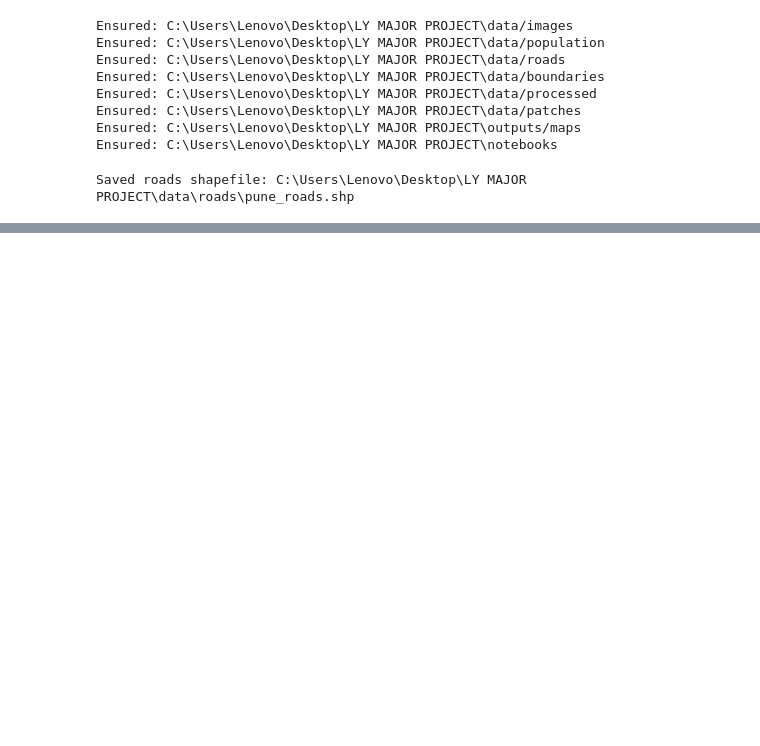
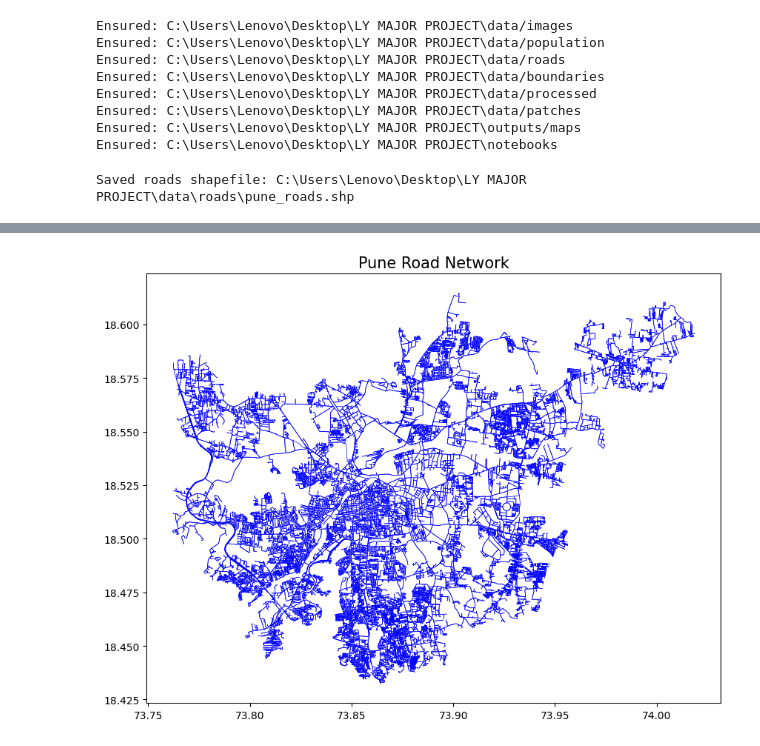
Before and after one commit to shreyas-urankar/LY-MAJOR-PROJECT, a Jupyter notebook: notebooks/03_roads_boundaries.ipynb, the cells around one changed output, grey strips where cells are left out. Drawn from its saved outputs; the diff is of its cells as text; code cells hidden in the pictures; blank space fills up the shorter version.

```diff
--- a/notebooks/03_roads_boundaries.ipynb
+++ b/notebooks/03_roads_boundaries.ipynb
@@ -48,0 +60,10 @@ Saved roads shapefile: C:\Users\Lenovo\Desktop\LY MAJOR PROJECT\data\roads\pune_
+# %%
+import matplotlib.pyplot as plt
+
+# Plot the roads
+fig, ax = plt.subplots(figsize=(10, 10))
+gdf_edges.plot(ax=ax, linewidth=0.5, color="blue")
+plt.title("Pune Road Network", fontsize=15)
+plt.show()
+# %% [output]
+[figure, added]
```
Also changed, not shown: parts of 2 cells of this notebook, 1 other file.
